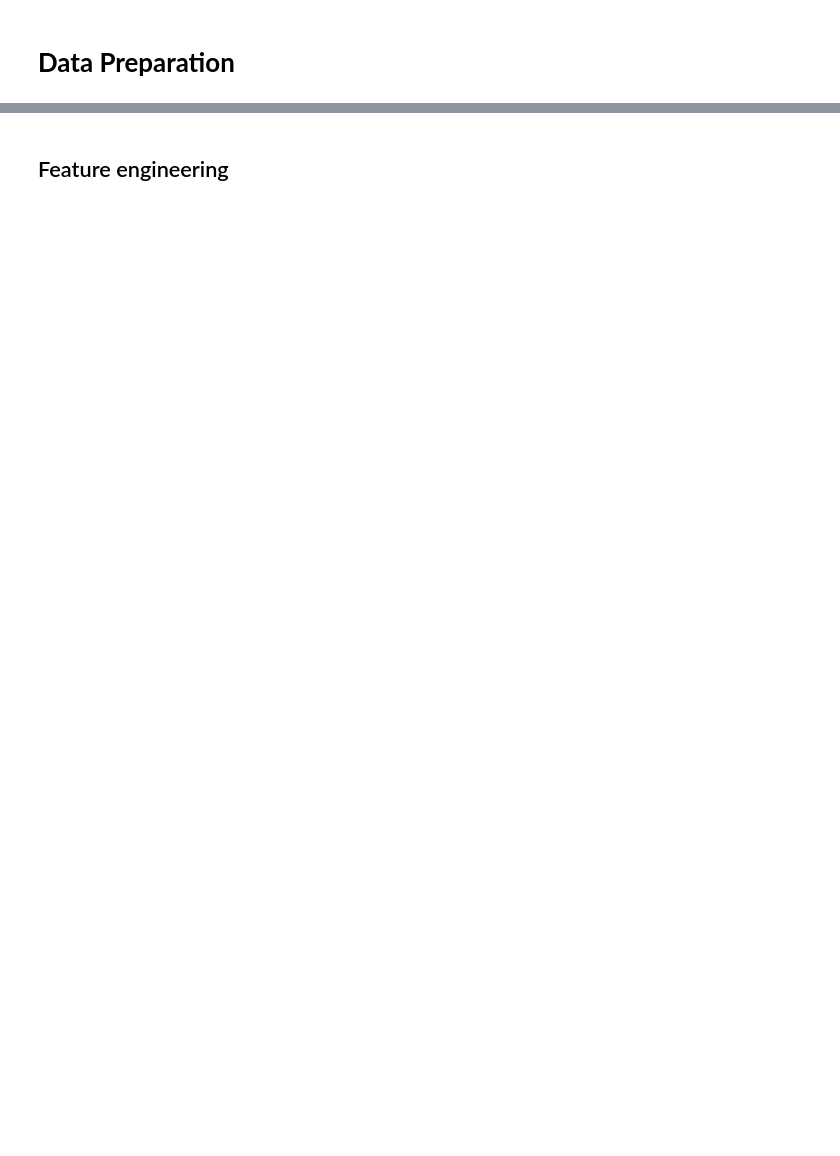
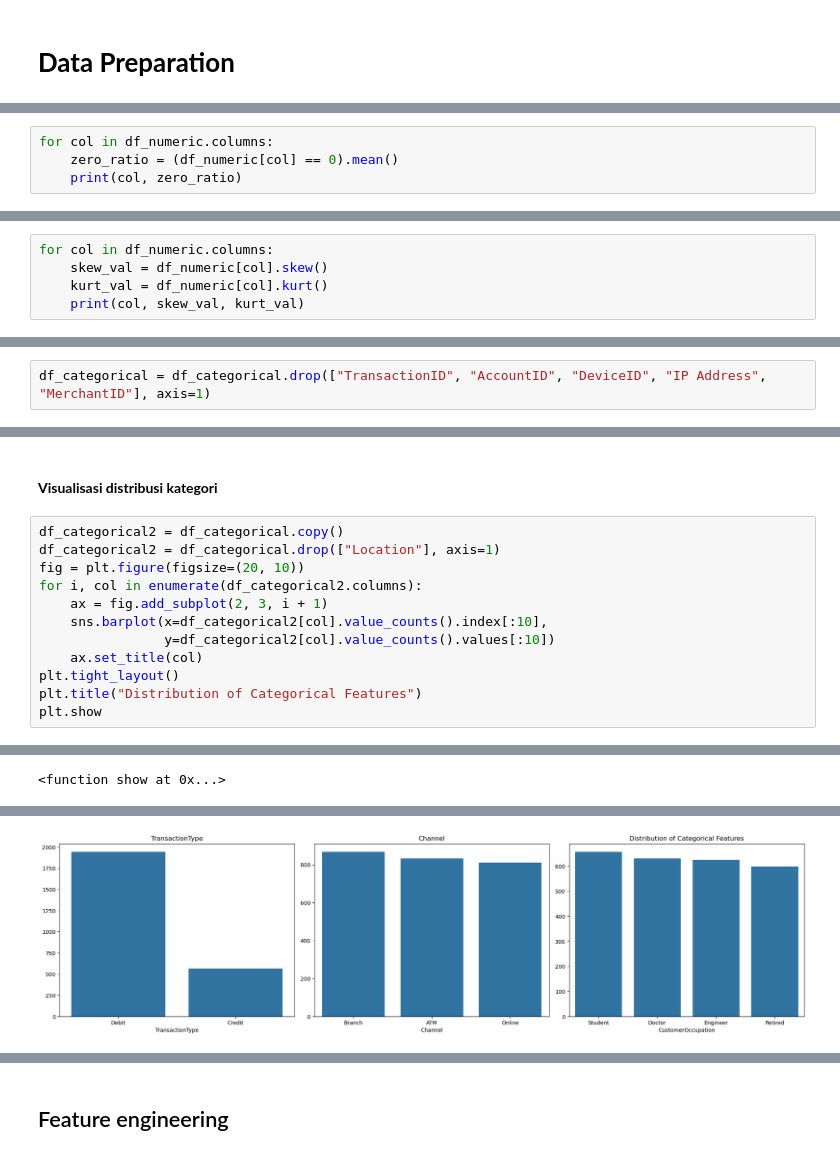
Before and after one commit to TurmaeUrsorum/zenitra-project-transaction-fraud, a Jupyter notebook: notebooks/Zenitra_Project.ipynb, the cells around one changed output, grey strips where cells are left out. Cells and saved outputs as stored; diff of their text form; blank space fills up the shorter version.

```diff
--- a/notebooks/Zenitra_Project.ipynb
+++ b/notebooks/Zenitra_Project.ipynb
@@ -278,0 +581,4 @@ df.duplicated().sum()
+# %%
+for col in df_numeric.columns:
+    zero_ratio = (df_numeric[col] == 0).mean()
+    print(col, zero_ratio)
@@ -278,0 +592,5 @@ df.duplicated().sum()
+# %%
+for col in df_numeric.columns:
+    skew_val = df_numeric[col].skew()
+    kurt_val = df_numeric[col].kurt()
+    print(col, skew_val, kurt_val)
@@ -278,0 +616,2 @@ df.duplicated().sum()
+# %%
+df_categorical = df_categorical.drop(["TransactionID", "AccountID", "DeviceID", "IP Address", "MerchantID"], axis=1)
@@ -278,0 +689,15 @@ df.duplicated().sum()
+# %% [markdown]
+#### **Visualisasi distribusi kategori**
+# %%
+df_categorical2 = df_categorical.copy()
+df_categorical2 = df_categorical.drop(["Location"], axis=1)
+fig = plt.figure(figsize=(20, 10))
+for i, col in enumerate(df_categorical2.columns):
+    ax = fig.add_subplot(2, 3, i + 1)
+    sns.barplot(x=df_categorical2[col].value_counts().index[:10],
+                y=df_categorical2[col].value_counts().values[:10])
+    ax.set_title(col)
+plt.tight_layout()
+plt.title("Distribution of Categorical Features")
+plt.show
+# %% [output]
@@ -278,0 +705 @@ df.duplicated().sum()
+<function show at 0x...>
@@ -278,0 +707 @@ df.duplicated().sum()
+[figure, added]
```
Also changed, not shown: parts of 54 cells of this notebook.
